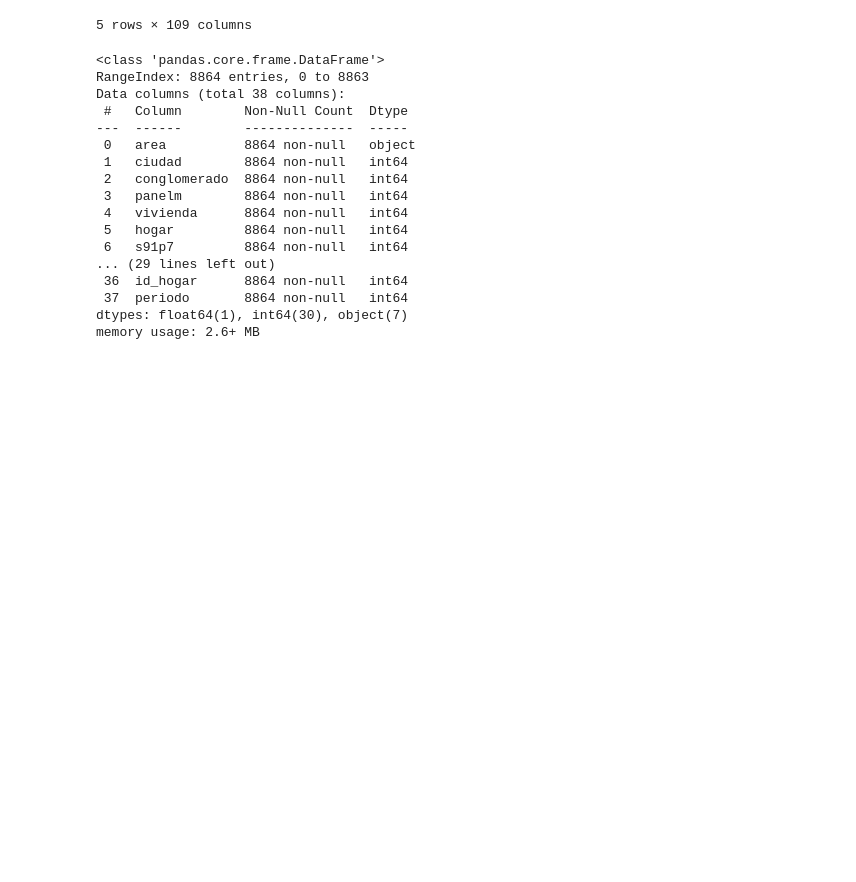
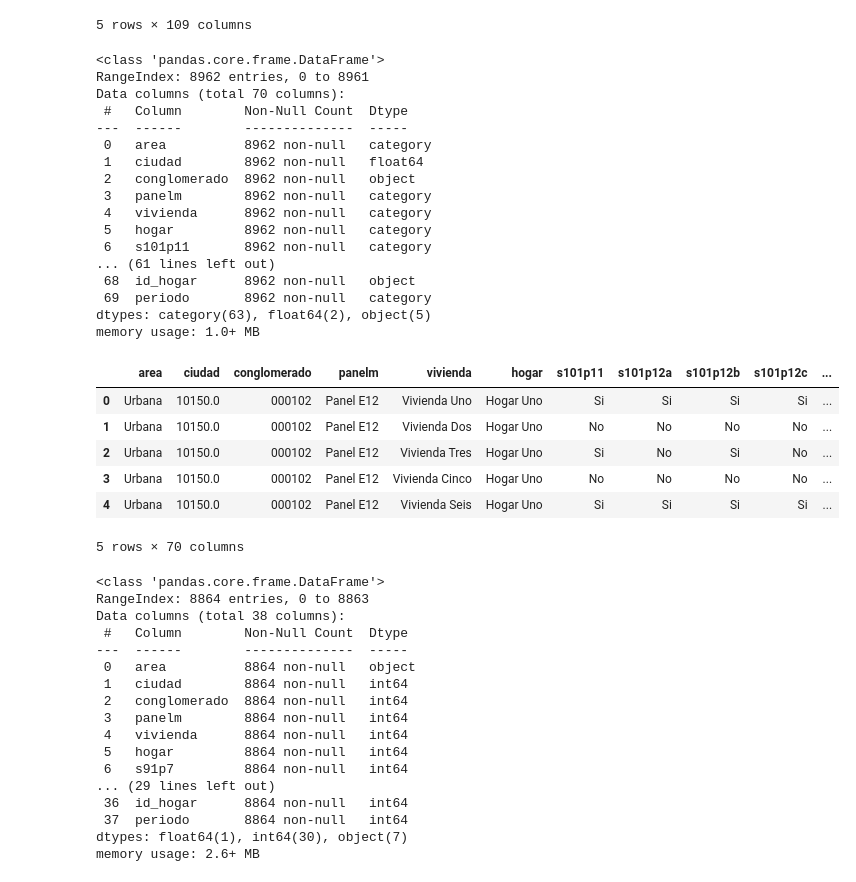
Before and after one commit to pedroaal/ambiental, a Jupyter notebook: main.ipynb, the cells around one changed output. Drawn from its saved outputs; the diff is of its cells as text; code cells hidden in the pictures; blank space fills up the shorter version.

```diff
--- a/main.ipynb
+++ b/main.ipynb
@@ -59,6 +59,36 @@ memory usage: 9.6+ MB
 | 3 | 1 | 10150 | 1804 | 6 | 1 | 1 | 1 | 1 | 1 | 1 | ... |
 | 4 | 1 | 10150 | 1804 | 7 | 1 | 2 | 1 | 2 | 2 | 2 | ... |
 5 rows × 109 columns
+# %%
+ambiental_2022_08 = pd.read_spss('ambiental_2022_08.sav')
+# ambiental_2022_08 = ambiental_2022_08.astype(convert_dict)
+ambiental_2022_08.info()
+ambiental_2022_08.head()
+# %% [output]
+<class 'pandas.core.frame.DataFrame'>
+RangeIndex: 8962 entries, 0 to 8961
+Data columns (total 70 columns):
+ #   Column        Non-Null Count  Dtype
+---  ------        --------------  -----
+ 0   area          8962 non-null   category
+ 1   ciudad        8962 non-null   float64
+ 2   conglomerado  8962 non-null   object
+ 3   panelm        8962 non-null   category
+ 4   vivienda      8962 non-null   category
+ 5   hogar         8962 non-null   category
+ 6   s101p11       8962 non-null   category
+... (61 lines left out)
+ 68  id_hogar      8962 non-null   object
+ 69  periodo       8962 non-null   category
+dtypes: category(63), float64(2), object(5)
+memory usage: 1.0+ MB
+|  | area | ciudad | conglomerado | panelm | vivienda | hogar | s101p11 | s101p12a | s101p12b | s101p12c | ... |
+| 0 | Urbana | 10150.0 | 000102 | Panel E12 | Vivienda Uno | Hogar Uno | Si | Si | Si | Si | ... |
+| 1 | Urbana | 10150.0 | 000102 | Panel E12 | Vivienda Dos | Hogar Uno | No | No | No | No | ... |
+| 2 | Urbana | 10150.0 | 000102 | Panel E12 | Vivienda Tres | Hogar Uno | Si | No | Si | No | ... |
+| 3 | Urbana | 10150.0 | 000102 | Panel E12 | Vivienda Cinco | Hogar Uno | No | No | No | No | ... |
+| 4 | Urbana | 10150.0 | 000102 | Panel E12 | Vivienda Seis | Hogar Uno | Si | Si | Si | Si | ... |
+5 rows × 70 columns
 # %%
 ambiental_2022_10 = pd.read_csv('ambiental_2022_10.csv')
 ambiental_2022_10 = ambiental_2022_10.astype(convert_dict)
```
Also changed, not shown: parts of 9 cells of this notebook, 1 other file.
